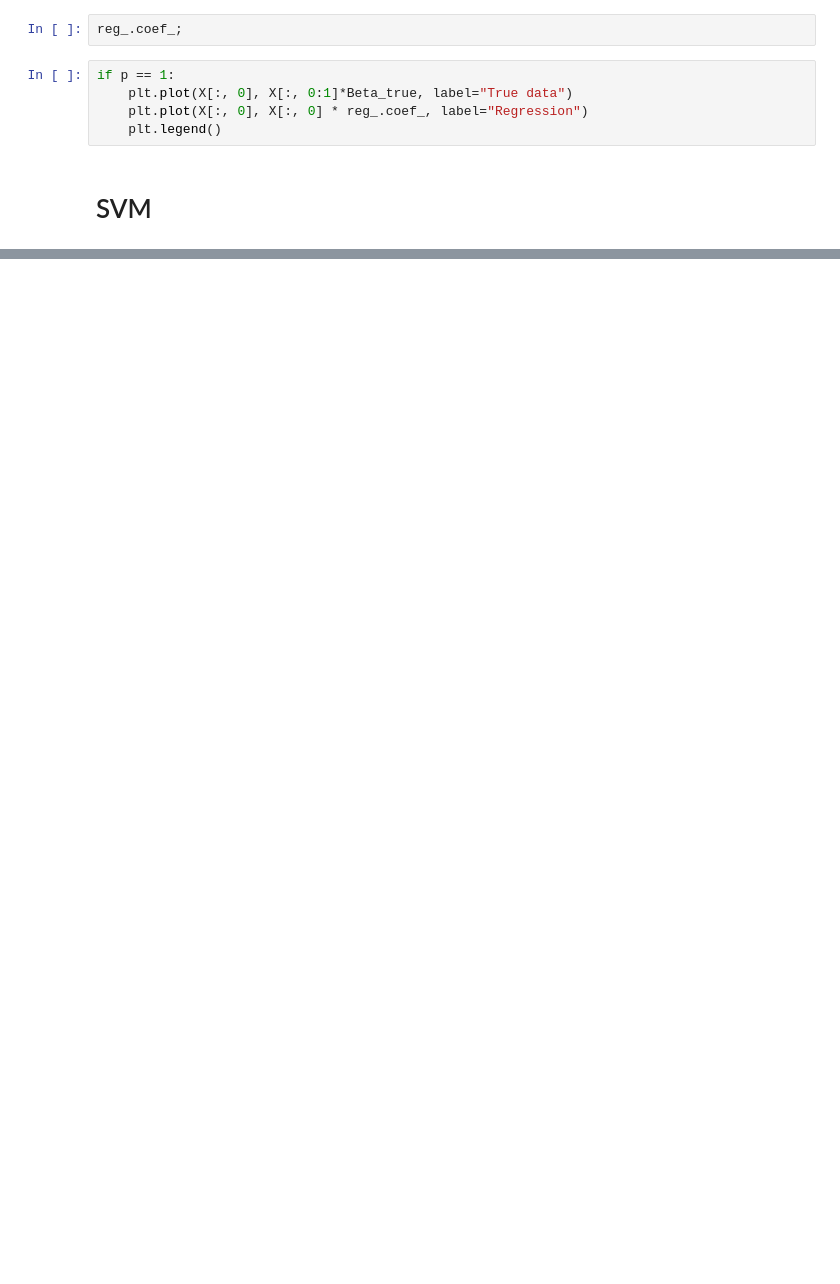
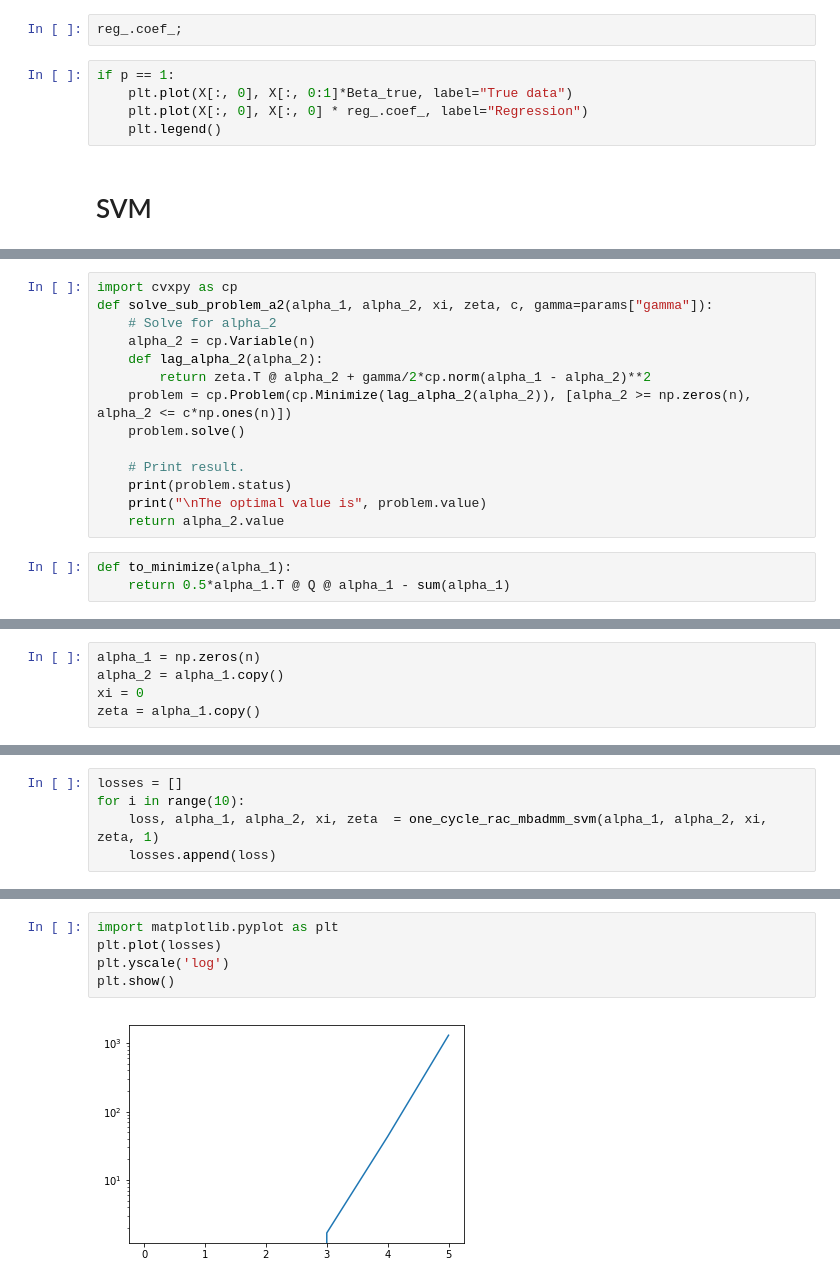
Before and after one commit to manon643/MSE310Coding, a Jupyter notebook: Tests.ipynb, the cells around one changed output, grey strips where cells are left out. Drawn from its saved outputs; the diff is of its cells as text; blank space fills up the shorter version.

```diff
--- a/Tests.ipynb
+++ b/Tests.ipynb
@@ -186,0 +196,17 @@ def one_cycle_rac_mbadmm_svm(X, y, Q):
+# %%
+import cvxpy as cp
+def solve_sub_problem_a2(alpha_1, alpha_2, xi, zeta, c, gamma=params["gamma"]):
+    # Solve for alpha_2
+    alpha_2 = cp.Variable(n)
+    def lag_alpha_2(alpha_2):
+        return zeta.T @ alpha_2 + gamma/2*cp.norm(alpha_1 - alpha_2)**2
+    problem = cp.Problem(cp.Minimize(lag_alpha_2(alpha_2)), [alpha_2 >= np.zeros(n), alpha_2 <= c*np.ones(n)])
+    problem.solve()
+
+    # Print result.
+    print(problem.status)
+    print("\nThe optimal value is", problem.value)
+    return alpha_2.value
+# %%
+def to_minimize(alpha_1):
+    return 0.5*alpha_1.T @ Q @ alpha_1 - sum(alpha_1)
@@ -186,0 +247,5 @@ def one_cycle_rac_mbadmm_svm(X, y, Q):
+# %%
+alpha_1 = np.zeros(n)
+alpha_2 = alpha_1.copy()
+xi = 0
+zeta = alpha_1.copy()
@@ -186,0 +256,5 @@ def one_cycle_rac_mbadmm_svm(X, y, Q):
+# %%
+losses = []
+for i in range(10):
+    loss, alpha_1, alpha_2, xi, zeta  = one_cycle_rac_mbadmm_svm(alpha_1, alpha_2, xi, zeta, 1)
+    losses.append(loss)
@@ -186,0 +280,7 @@ def one_cycle_rac_mbadmm_svm(X, y, Q):
+# %%
+import matplotlib.pyplot as plt
+plt.plot(losses)
+plt.yscale('log')
+plt.show()
+# %% [output]
+[figure, added]
```
Also changed, not shown: parts of 12 cells of this notebook.
